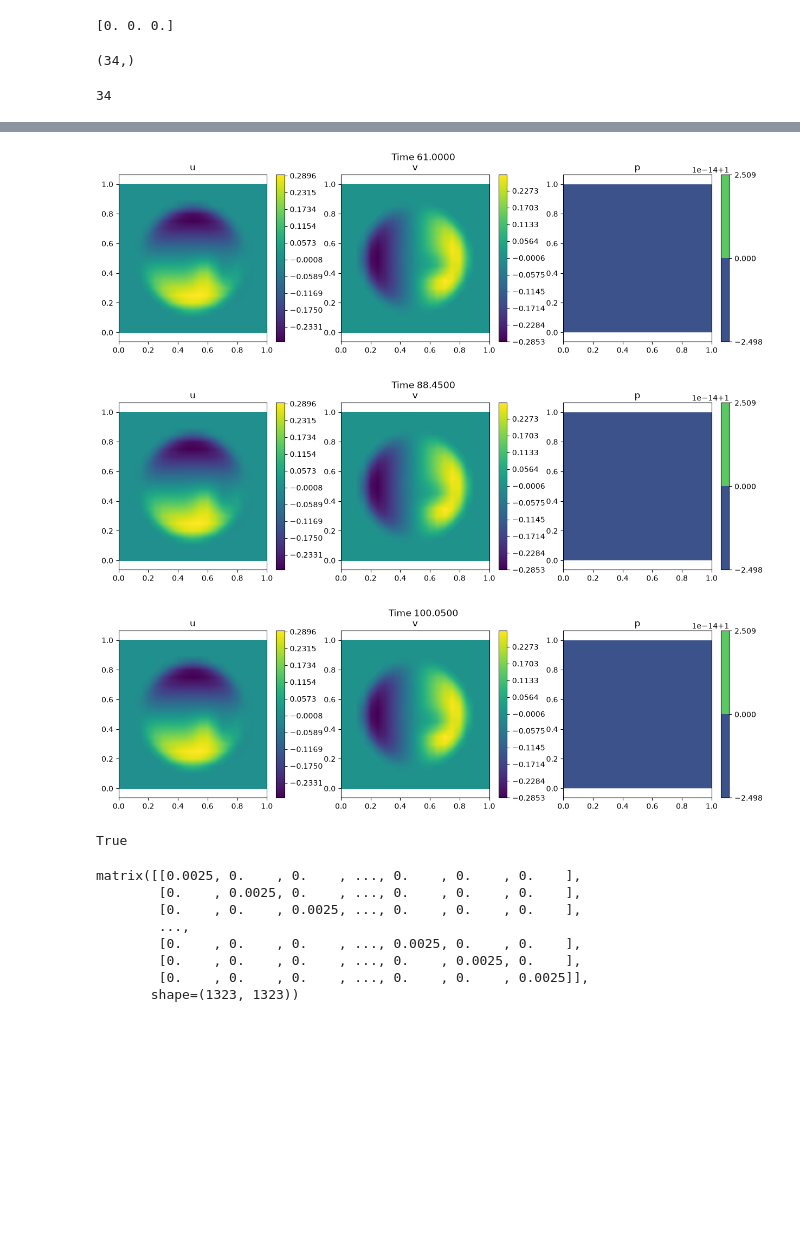
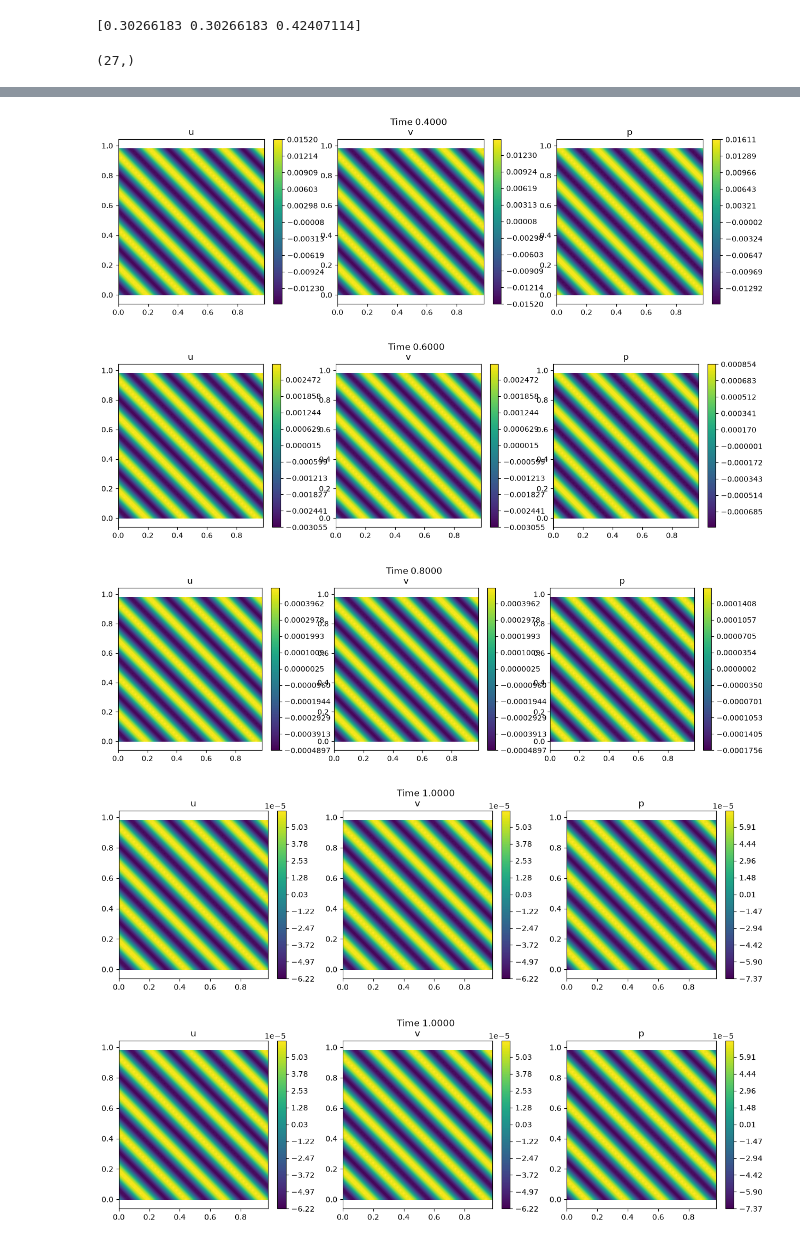
Before and after one commit to accdavlo/SUPG_div_free_implicit_ROM, a Jupyter notebook: apps/test_implicit_solver.ipynb, the cells around one changed output, grey strips where cells are left out. Saved outputs shown, nothing was run; the diff lists cells and outputs as text; code cells hidden in the pictures; blank space fills up the shorter version.

```diff
--- a/apps/test_implicit_solver.ipynb
+++ b/apps/test_implicit_solver.ipynb
@@ -23,12 +23,14 @@ dec = DeC(1,order,"gaussLobatto")
 # %%
 # problem = SmoothVortexTestCase(is_long=False, pert_coeff=1e-3, pert_type="opt") #LinearAdvection("smooth_vortex_long")
 # problem = StommelGyreTestCase(is_long=False, pert_coeff=1e-3, pert_type="num") #LinearAdvection("smooth_vortex_long")
-problem = SourceVortexTestCase(is_long=True) #LinearAdvection("smooth_vortex_long")
+# problem = VortexTestCase(is_long=True) #LinearAdvection("smooth_vortex_long")
+#problem.BC *= 0
 #problem = CoriolisVortexTestCase(is_long=True)
 problem = ObliqueTestCase()
+#problem.T_fin = 2.0
 # %%
 
-Ns = np.array([20,20], dtype=np.int32)
+Ns = np.array([50,50], dtype=np.int32)
 
 geom = CartesianGeometry(problem.xL,problem.xR, Ns, problem.geometry_folder, BC=problem.BC)
 # %%
@@ -38,5 +48,9 @@ Assembled matrices in 0.074 seconds
+# %%
+#problem = VortexTestCase(is_long=True) #LinearAdvection("smooth_vortex_long")
+#problem.T_fin = 500
+problem = ObliqueTestCase()
 # %%
-solver = ImplicitEuler(problem, FEM2D, dec, GF = False, stab = "SUPG", trick_second_der=False)
+solver = ImplicitEuler(problem, FEM2D, dec, GF = True, stab = "SUPG", trick_second_der=False)
 # %%
 q, tt, comp_time, error , _  = solver.solve(CFL=1.0, with_error = True, save_sol = True)
 # %% [output]
@@ -47,17 +61,13 @@ Computing exact solution and error
 # %%
 print(error)
 # %% [output]
-[0. 0. 0.]
+[0.30266183 0.30266183 0.42407114]
 # %%
 tt.shape
 # %% [output]
-(34,)
+(27,)
-# %%
-len(tt)
-# %% [output]
-34
 # %%
-for it in [0,10,20,29, len(tt)-1]:
+for it in [0, 5, 10, 15, 20, 25, len(tt)-1]:
     t = tt[it]
     plot_all_sols(problem, FEM2D,q,it, t , 200)
 # %% [output]
@@ -66,3 +76,5 @@ for it in [0,10,20,29, len(tt)-1]:
-[figure, old version]
+[figure, new version]
-[figure, old version]
+[figure, new version]
-[figure, old version]
+[figure, new version]
+[figure, added]
+[figure, added]
@@ -86,15 +80,0 @@ A, B = solver.build_whole_matrices(solver.stab_coeff, solver.geom.dx_min, dirich
-# %%
-solver.problem.dirichlet is None
-# %% [output]
-True
-# %%
-A.todense()
-# %% [output]
-matrix([[0.0025, 0.    , 0.    , ..., 0.    , 0.    , 0.    ],
-        [0.    , 0.0025, 0.    , ..., 0.    , 0.    , 0.    ],
-        [0.    , 0.    , 0.0025, ..., 0.    , 0.    , 0.    ],
-        ...,
-        [0.    , 0.    , 0.    , ..., 0.0025, 0.    , 0.    ],
-        [0.    , 0.    , 0.    , ..., 0.    , 0.0025, 0.    ],
-        [0.    , 0.    , 0.    , ..., 0.    , 0.    , 0.0025]],
-       shape=(1323, 1323))
```
Also changed, not shown: parts of 12 cells of this notebook.
